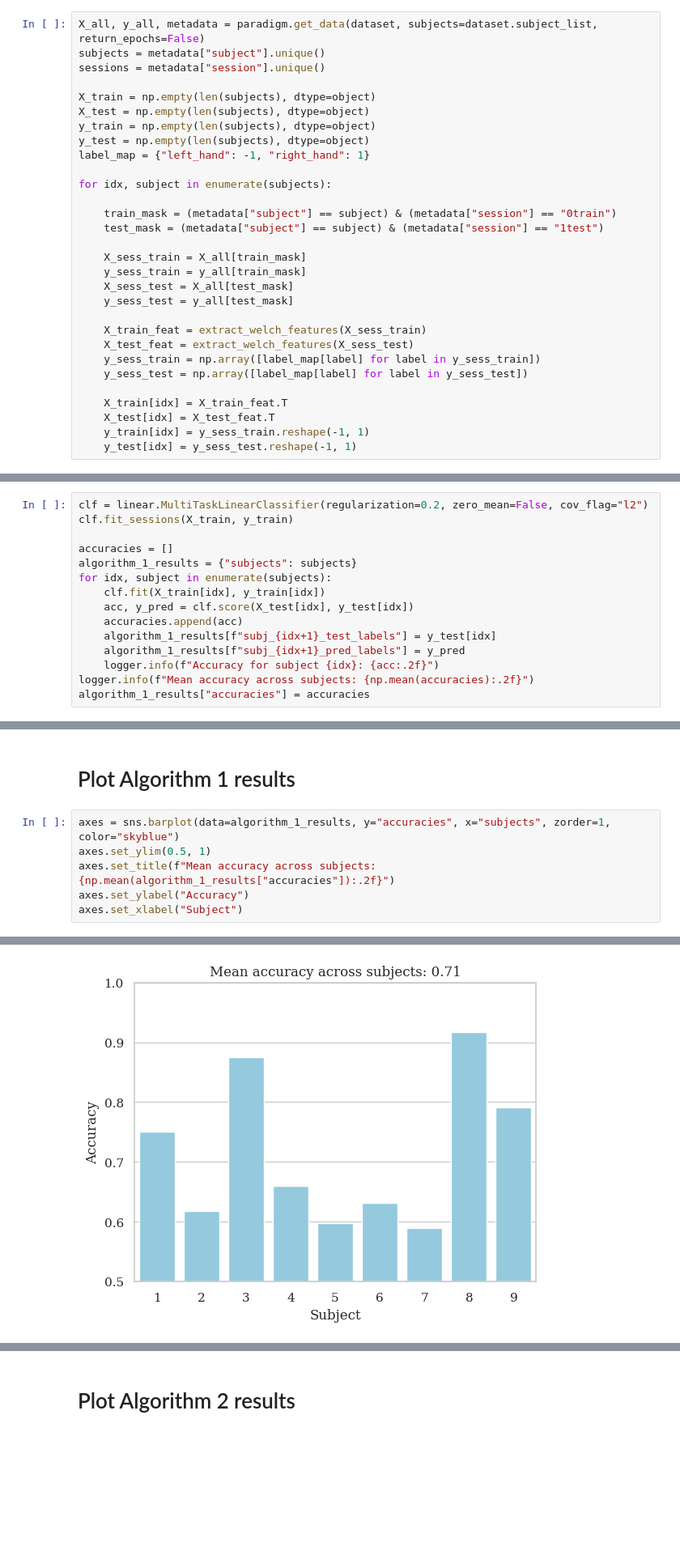
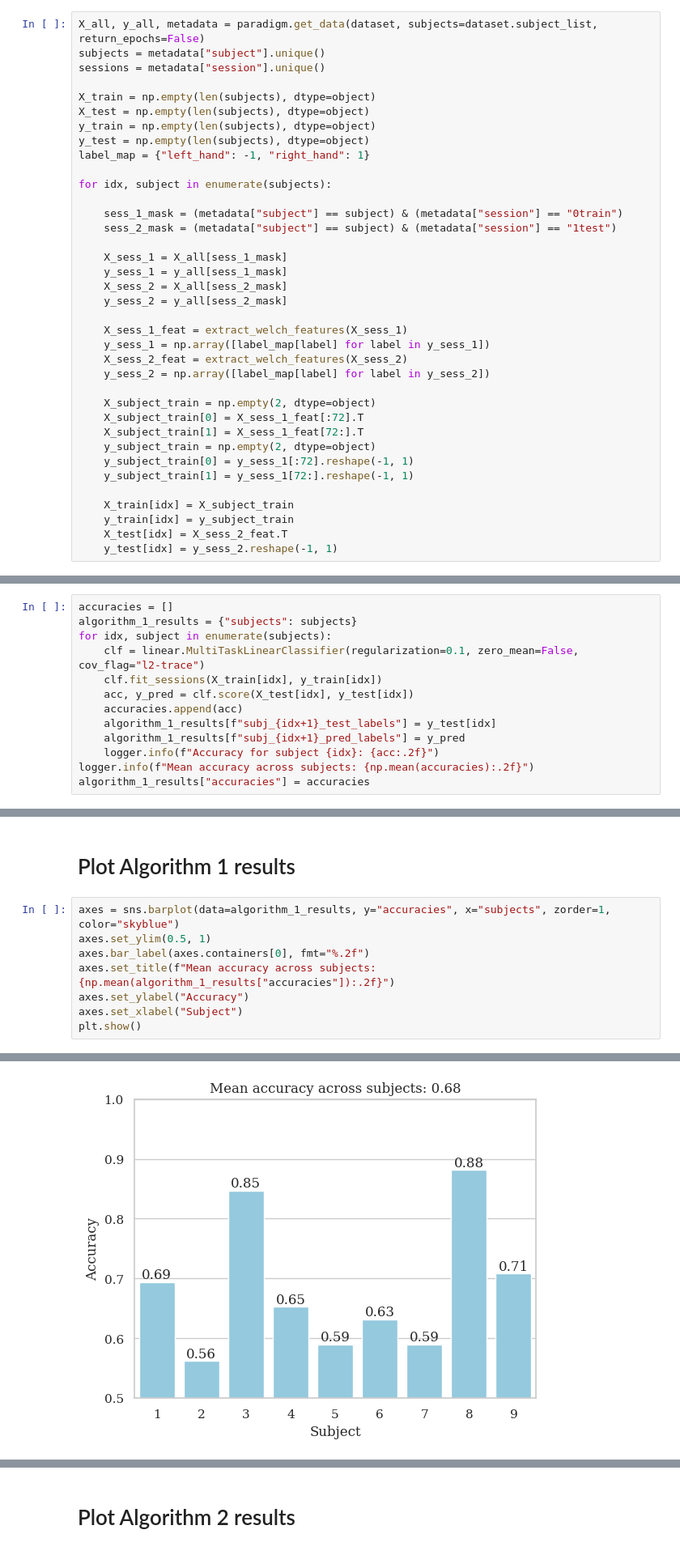
Before and after one commit to ad-jusk/eeg_transformer, a Jupyter notebook: notebooks/mtl_bci_2a.ipynb, the cells around one changed output, grey strips where cells are left out. Shown: that part at 81% size. Cells and saved outputs as stored; diff of their text form; blank space fills up the shorter version.

```diff
--- a/notebooks/mtl_bci_2a.ipynb
+++ b/notebooks/mtl_bci_2a.ipynb
@@ -170,21 +170,28 @@ label_map = {"left_hand": -1, "right_hand": 1}
 
 for idx, subject in enumerate(subjects):
 
-    train_mask = (metadata["subject"] == subject) & (metadata["session"] == "0train")
-    test_mask = (metadata["subject"] == subject) & (metadata["session"] == "1test")
+    sess_1_mask = (metadata["subject"] == subject) & (metadata["session"] == "0train")
+    sess_2_mask = (metadata["subject"] == subject) & (metadata["session"] == "1test")
 
-    X_sess_train = X_all[train_mask]
-    y_sess_train = y_all[train_mask]
-    X_sess_test = X_all[test_mask]
-    y_sess_test = y_all[test_mask]
+    X_sess_1 = X_all[sess_1_mask]
+    y_sess_1 = y_all[sess_1_mask]
+    X_sess_2 = X_all[sess_2_mask]
+    y_sess_2 = y_all[sess_2_mask]
 
-    X_train_feat = extract_welch_features(X_sess_train)
-    X_test_feat = extract_welch_features(X_sess_test)
-    y_sess_train = np.array([label_map[label] for label in y_sess_train])
-    y_sess_test = np.array([label_map[label] for label in y_sess_test])
+    X_sess_1_feat = extract_welch_features(X_sess_1)
+    y_sess_1 = np.array([label_map[label] for label in y_sess_1])
+    X_sess_2_feat = extract_welch_features(X_sess_2)
+    y_sess_2 = np.array([label_map[label] for label in y_sess_2])
 
-    X_train[idx] = X_train_feat.T
-    X_test[idx] = X_test_feat.T
-    y_train[idx] = y_sess_train.reshape(-1, 1)
-    y_test[idx] = y_sess_test.reshape(-1, 1)
+    X_subject_train = np.empty(2, dtype=object)
+    X_subject_train[0] = X_sess_1_feat[:72].T
+    X_subject_train[1] = X_sess_1_feat[72:].T
+    y_subject_train = np.empty(2, dtype=object)
+    y_subject_train[0] = y_sess_1[:72].reshape(-1, 1)
+    y_subject_train[1] = y_sess_1[72:].reshape(-1, 1)
+
+    X_train[idx] = X_subject_train
+    y_train[idx] = y_subject_train
+    X_test[idx] = X_sess_2_feat.T
+    y_test[idx] = y_sess_2.reshape(-1, 1)
 # %% [output]
@@ -215,11 +221,9 @@ Finally, classifier is tested on data from second session of that subject.
 # %%
-clf = linear.MultiTaskLinearClassifier(regularization=0.2, zero_mean=False, cov_flag="l2")
-clf.fit_sessions(X_train, y_train)
-
 accuracies = []
 algorithm_1_results = {"subjects": subjects}
 for idx, subject in enumerate(subjects):
-    clf.fit(X_train[idx], y_train[idx])
+    clf = linear.MultiTaskLinearClassifier(regularization=0.1, zero_mean=False, cov_flag="l2-trace")
+    clf.fit_sessions(X_train[idx], y_train[idx])
     acc, y_pred = clf.score(X_test[idx], y_test[idx])
     accuracies.append(acc)
     algorithm_1_results[f"subj_{idx+1}_test_labels"] = y_test[idx]
@@ -253,7 +254,9 @@ algorithm_1_results["accuracies"] = accuracies
 # %%
 axes = sns.barplot(data=algorithm_1_results, y="accuracies", x="subjects", zorder=1, color="skyblue")
 axes.set_ylim(0.5, 1)
+axes.bar_label(axes.containers[0], fmt="%.2f")
 axes.set_title(f"Mean accuracy across subjects: {np.mean(algorithm_1_results["accuracies"]):.2f}")
 axes.set_ylabel("Accuracy")
 axes.set_xlabel("Subject")
+plt.show()
 # %% [output]
@@ -261,4 +263,4 @@ Text(0.5, 0, 'Subject')
-[figure, old version]
+[figure, new version]
 # %%
 fig, axes = plt.subplots(3, 3, figsize=(12, 12))
 axes = axes.flatten()
```
Also changed, not shown: parts of 10 cells of this notebook, 2 other files.
